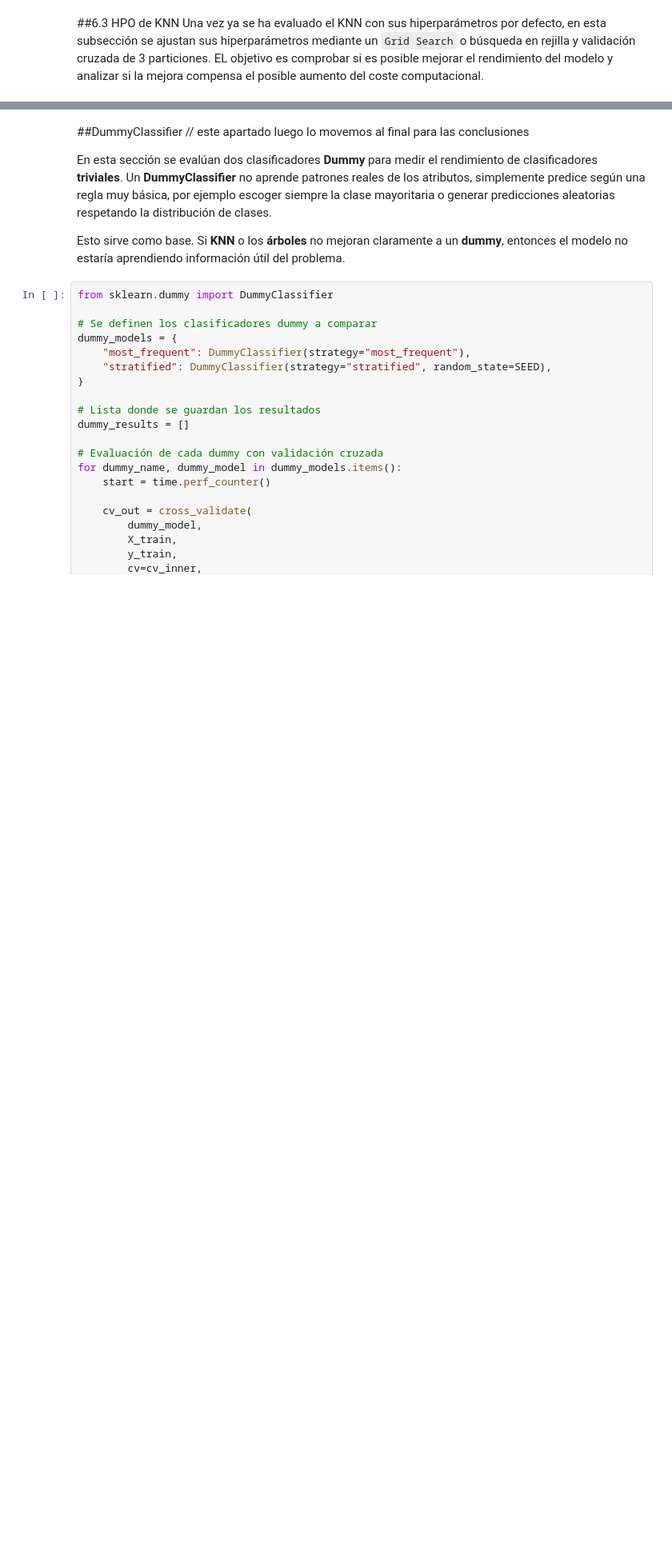
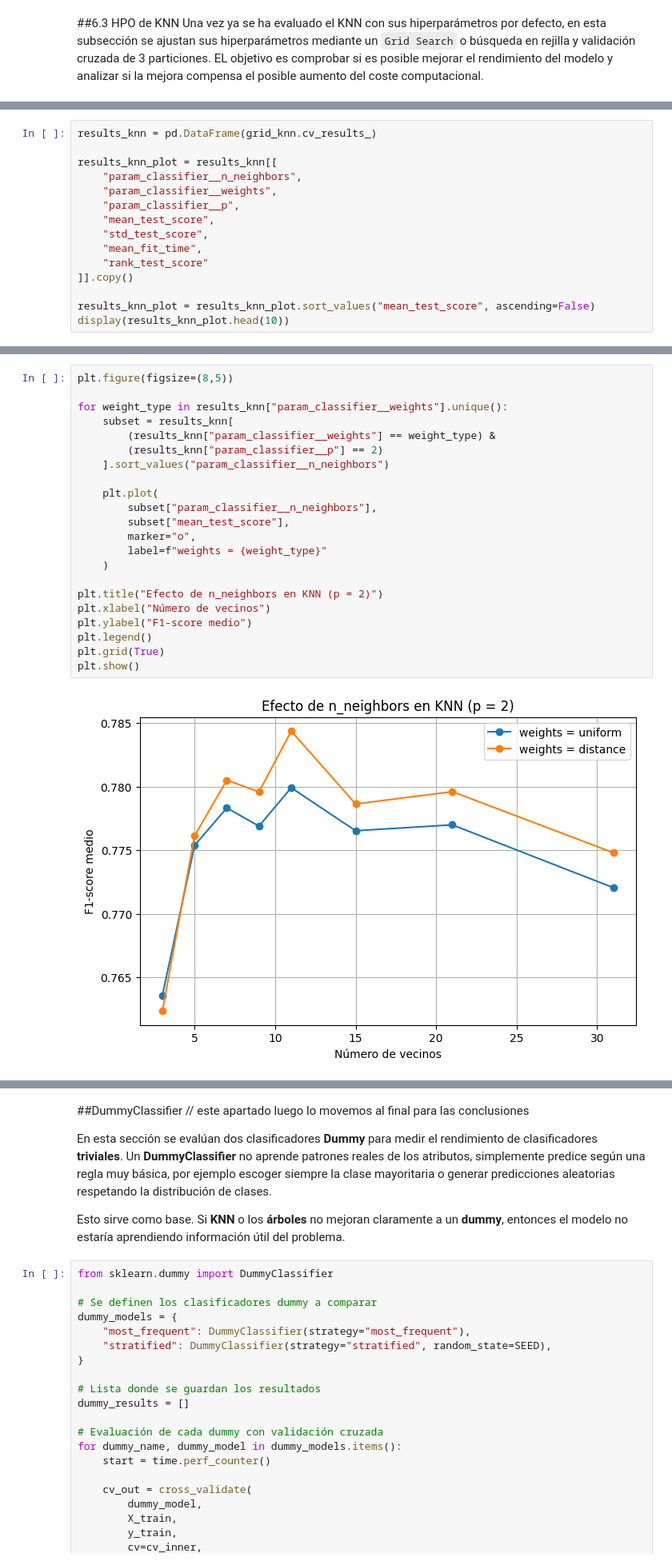
Before and after one commit to 100522401/P1_AA_100522396_100522401, a Jupyter notebook: notebooks/Cuaderno.ipynb, the cells around one changed output, grey strips where cells are left out. Shown at 80% size. Saved outputs shown, nothing was run; the diff lists cells and outputs as text; blank space fills up the shorter version.

```diff
--- a/notebooks/Cuaderno.ipynb
+++ b/notebooks/Cuaderno.ipynb
@@ -653,0 +690,15 @@ ValueError: invalid literal for int() with base 10: 'no'
+# %%
+results_knn = pd.DataFrame(grid_knn.cv_results_)
+
+results_knn_plot = results_knn[[
+    "param_classifier__n_neighbors",
+    "param_classifier__weights",
+    "param_classifier__p",
+    "mean_test_score",
+    "std_test_score",
+    "mean_fit_time",
+    "rank_test_score"
+]].copy()
+
+results_knn_plot = results_knn_plot.sort_values("mean_test_score", ascending=False)
+display(results_knn_plot.head(10))
@@ -653,0 +719,24 @@ ValueError: invalid literal for int() with base 10: 'no'
+# %%
+plt.figure(figsize=(8,5))
+
+for weight_type in results_knn["param_classifier__weights"].unique():
+    subset = results_knn[
+        (results_knn["param_classifier__weights"] == weight_type) &
+        (results_knn["param_classifier__p"] == 2)
+    ].sort_values("param_classifier__n_neighbors")
+
+    plt.plot(
+        subset["param_classifier__n_neighbors"],
+        subset["mean_test_score"],
+        marker="o",
+        label=f"weights = {weight_type}"
+    )
+
+plt.title("Efecto de n_neighbors en KNN (p = 2)")
+plt.xlabel("Número de vecinos")
+plt.ylabel("F1-score medio")
+plt.legend()
+plt.grid(True)
+plt.show()
+# %% [output]
+[figure, added]
```
Also changed, not shown: parts of 19 cells of this notebook.
